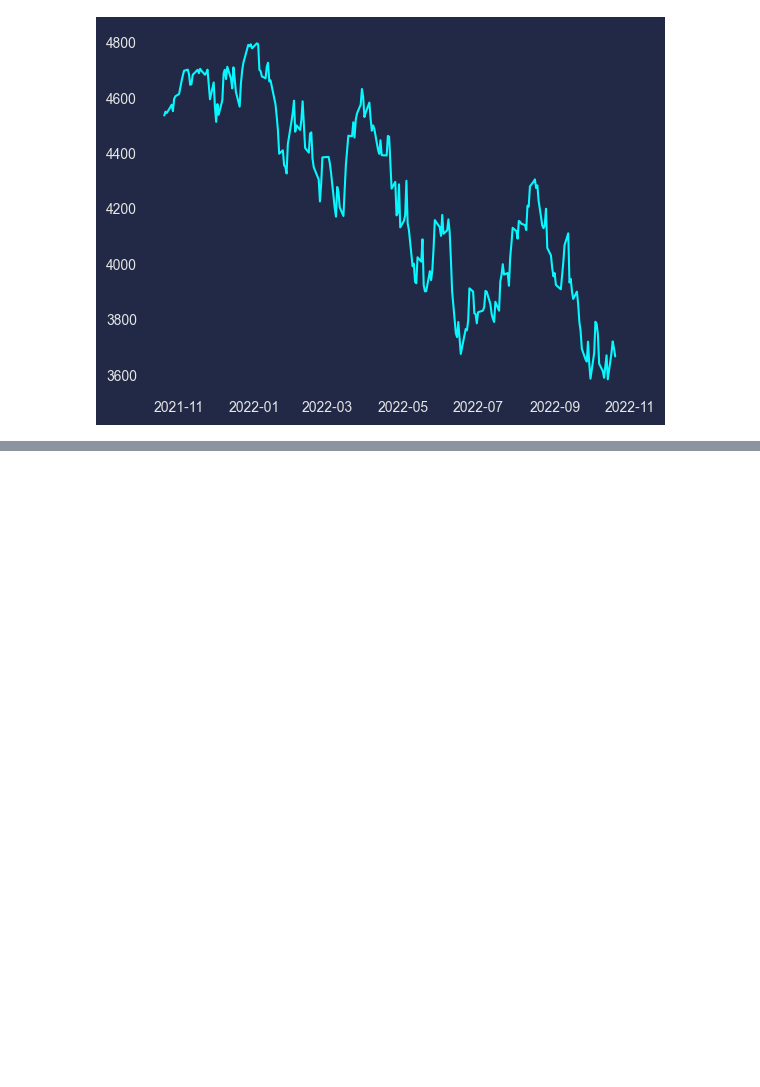
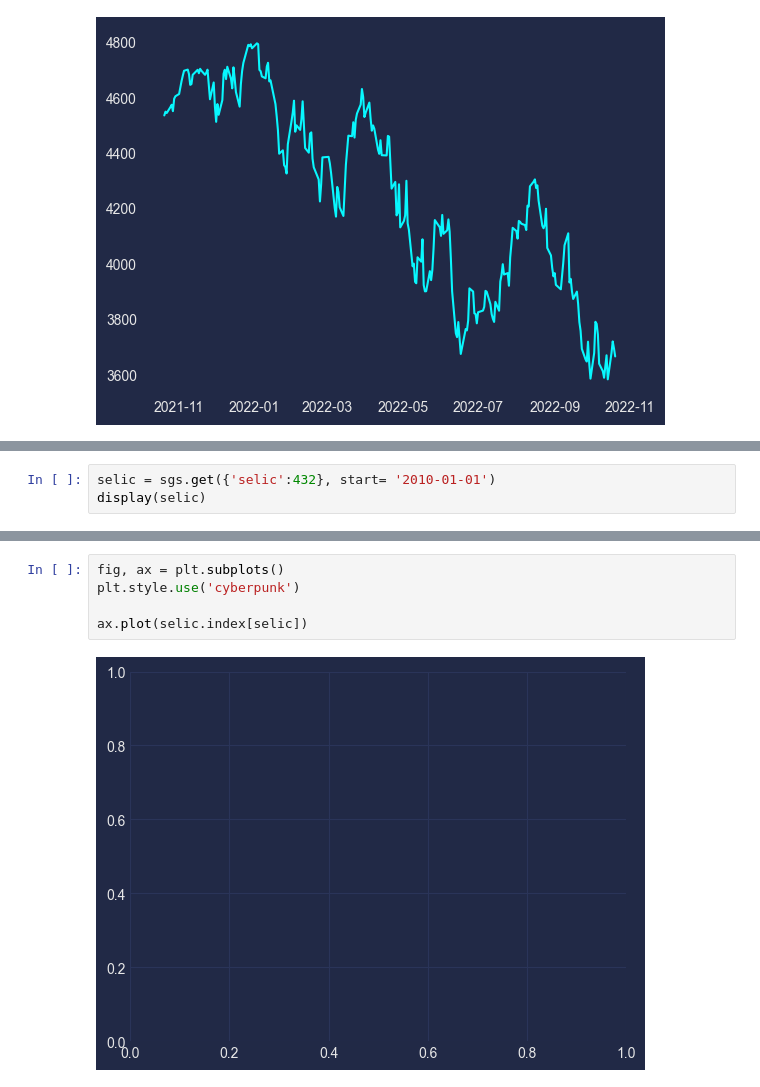
Before and after one commit to WallisonSantos/AppPy, a Jupyter notebook: teste.ipynb, the cells around one changed output, grey strips where cells are left out. Cells and saved outputs as stored; diff of their text form; blank space fills up the shorter version.

```diff
--- a/teste.ipynb
+++ b/teste.ipynb
@@ -157,0 +88,3 @@ def pegando_dados_di(url):
+# %%
+selic = sgs.get({'selic':432}, start= '2010-01-01')
+display(selic)
@@ -157,0 +106,7 @@ def pegando_dados_di(url):
+# %%
+fig, ax = plt.subplots()
+plt.style.use('cyberpunk')
+
+ax.plot(selic.index[selic])
+# %% [output]
+[figure, added]
```
Also changed, not shown: parts of 6 cells of this notebook, 1 other file.
